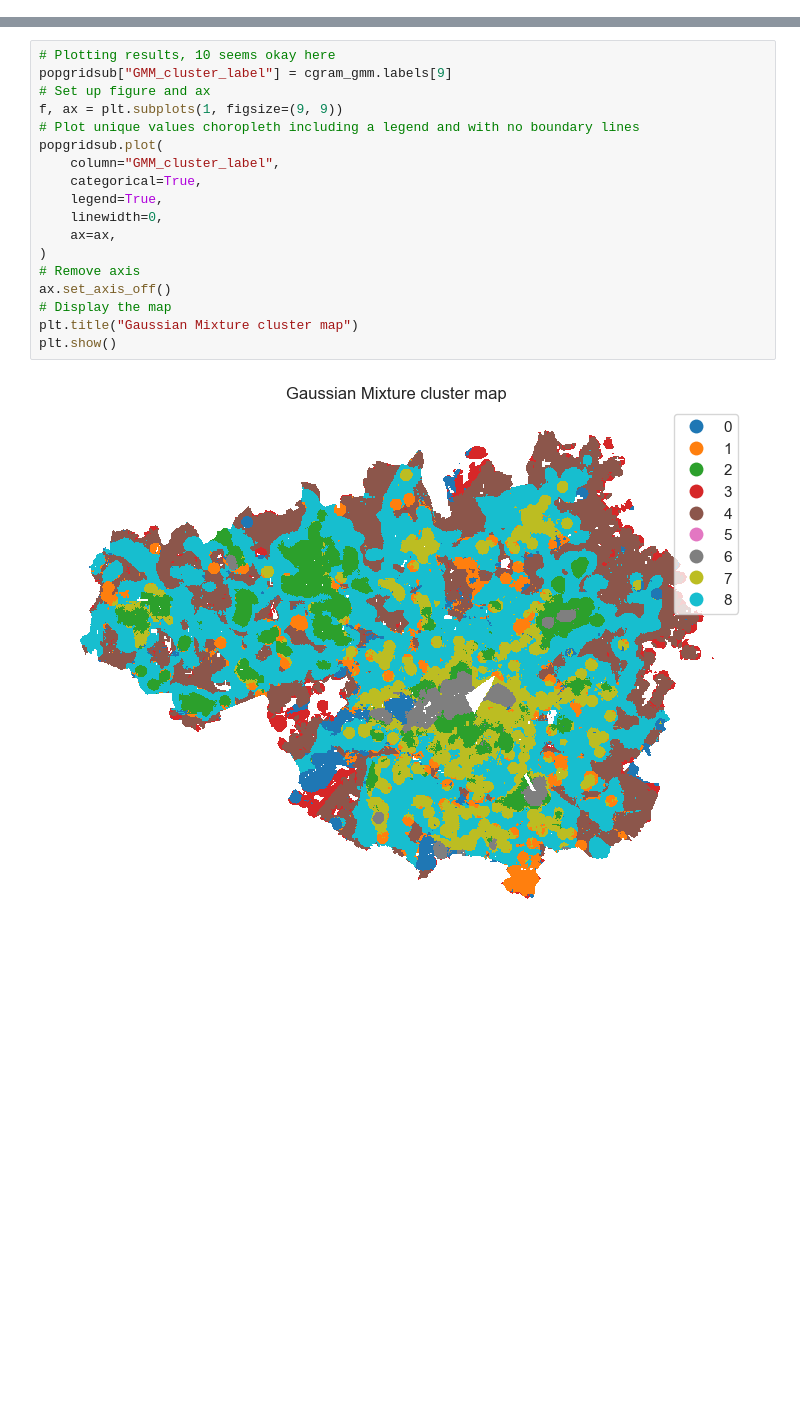
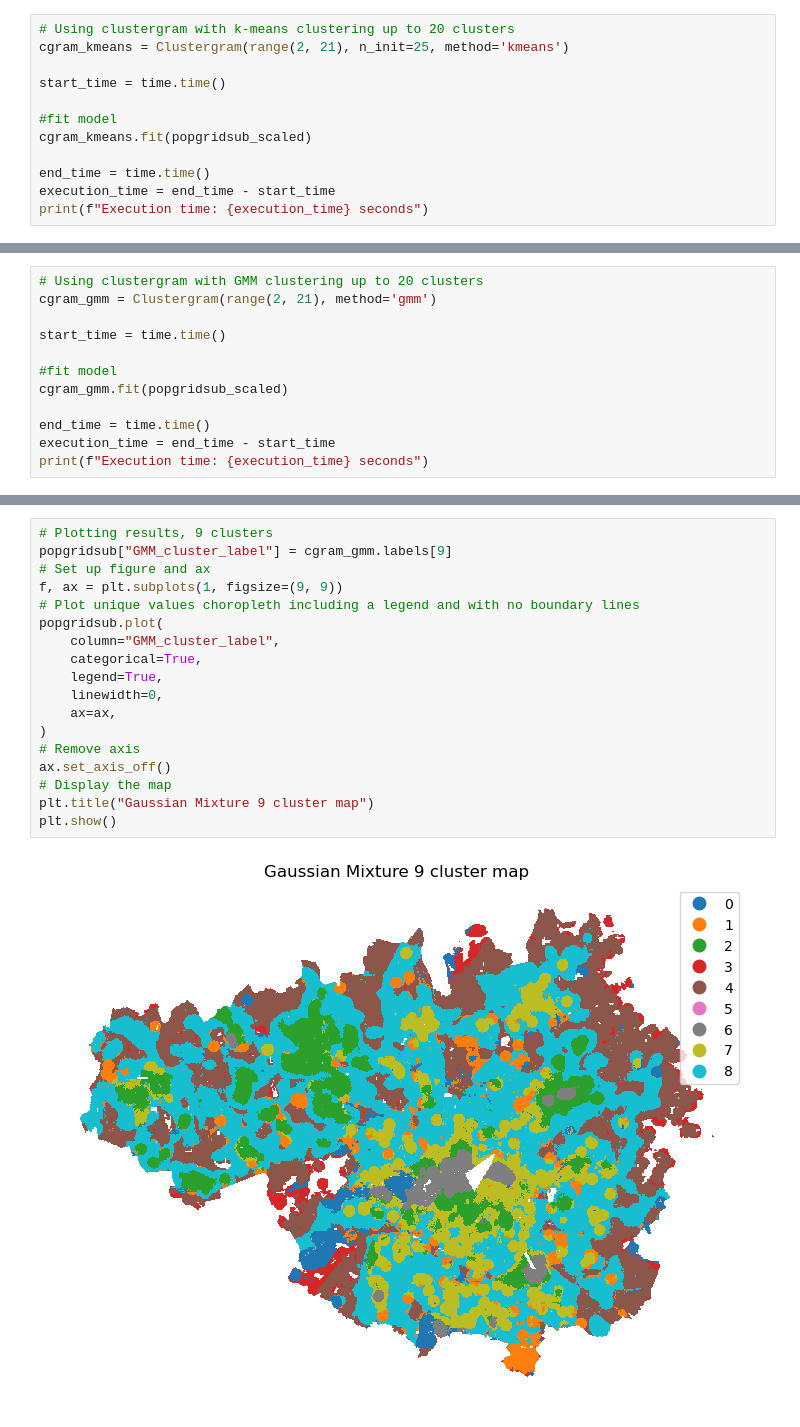
Before and after one commit to Spatial-Data-Science-and-GEO-AI-Lab/MultiHealth_S, a Jupyter notebook: clustering.ipynb, the cells around one changed output, grey strips where cells are left out. Cells and saved outputs as stored; diff of their text form; blank space fills up the shorter version.

```diff
--- a/clustering.ipynb
+++ b/clustering.ipynb
@@ -52,0 +84,12 @@ https://scikit-learn.org/stable/model_persistence.html#security-maintainability-
+# %%
+# Using clustergram with k-means clustering up to 20 clusters
+cgram_kmeans = Clustergram(range(2, 21), n_init=25, method='kmeans')
+
+start_time = time.time()
+
+#fit model
+cgram_kmeans.fit(popgridsub_scaled)
+
+end_time = time.time()
+execution_time = end_time - start_time
+print(f"Execution time: {execution_time} seconds")
@@ -117,0 +184,12 @@ https://scikit-learn.org/stable/model_persistence.html#security-maintainability-
+# %%
+# Using clustergram with GMM clustering up to 20 clusters
+cgram_gmm = Clustergram(range(2, 21), method='gmm')
+
+start_time = time.time()
+
+#fit model
+cgram_gmm.fit(popgridsub_scaled)
+
+end_time = time.time()
+execution_time = end_time - start_time
+print(f"Execution time: {execution_time} seconds")
@@ -153,22 +260,22 @@ plt.show()
 # %% [output]
 [figure]
 # %%
-# Plotting results, 10 seems okay here
+# Plotting results, 9 clusters
 popgridsub["GMM_cluster_label"] = cgram_gmm.labels[9]
 # Set up figure and ax
 f, ax = plt.subplots(1, figsize=(9, 9))
 # Plot unique values choropleth including a legend and with no boundary lines
 popgridsub.plot(
     column="GMM_cluster_label",
     categorical=True,
     legend=True,
     linewidth=0,
     ax=ax,
 )
 # Remove axis
 ax.set_axis_off()
 # Display the map
-plt.title("Gaussian Mixture cluster map")
+plt.title("Gaussian Mixture 9 cluster map")
 plt.show()
 # %% [output]
-[figure, old version]
+[figure, new version]
```
Also changed, not shown: parts of 30 cells of this notebook.
